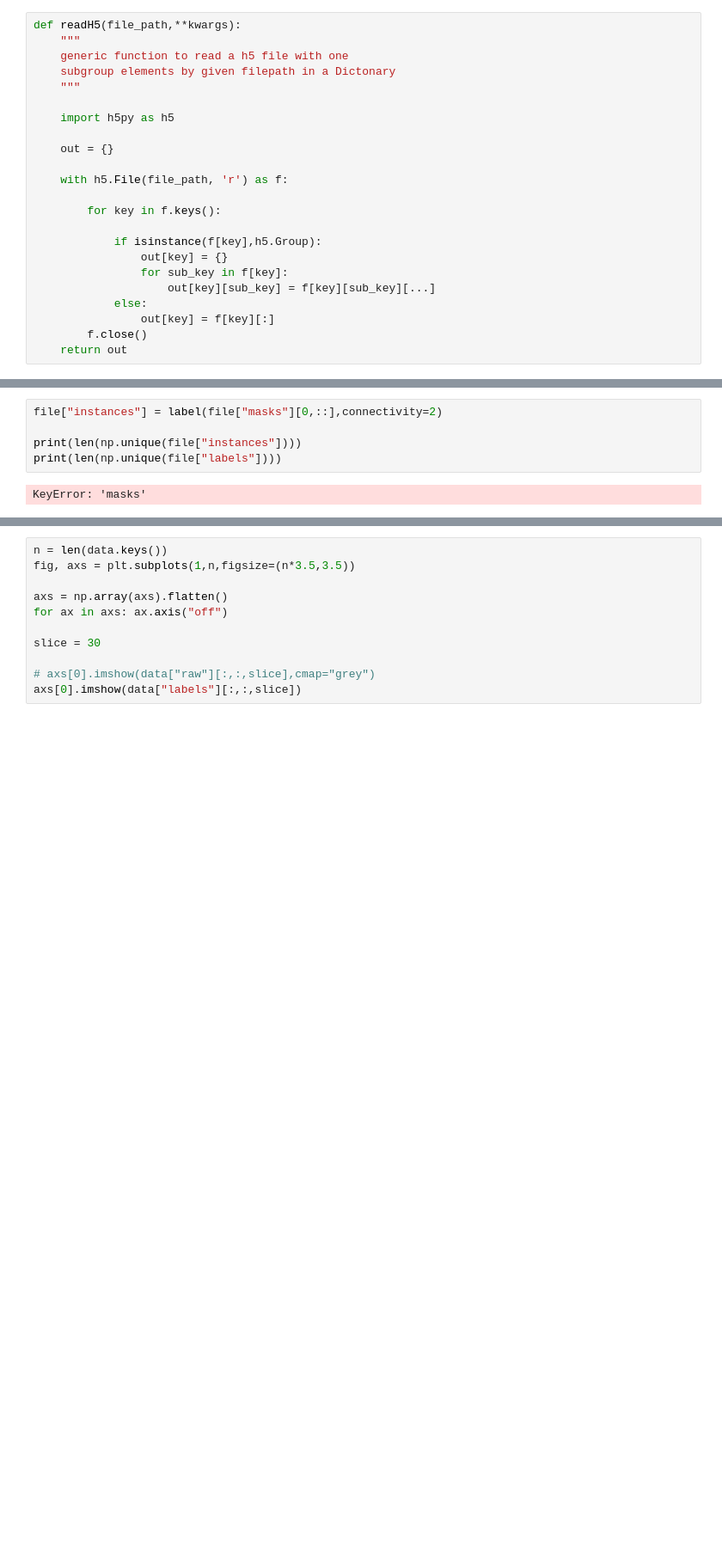
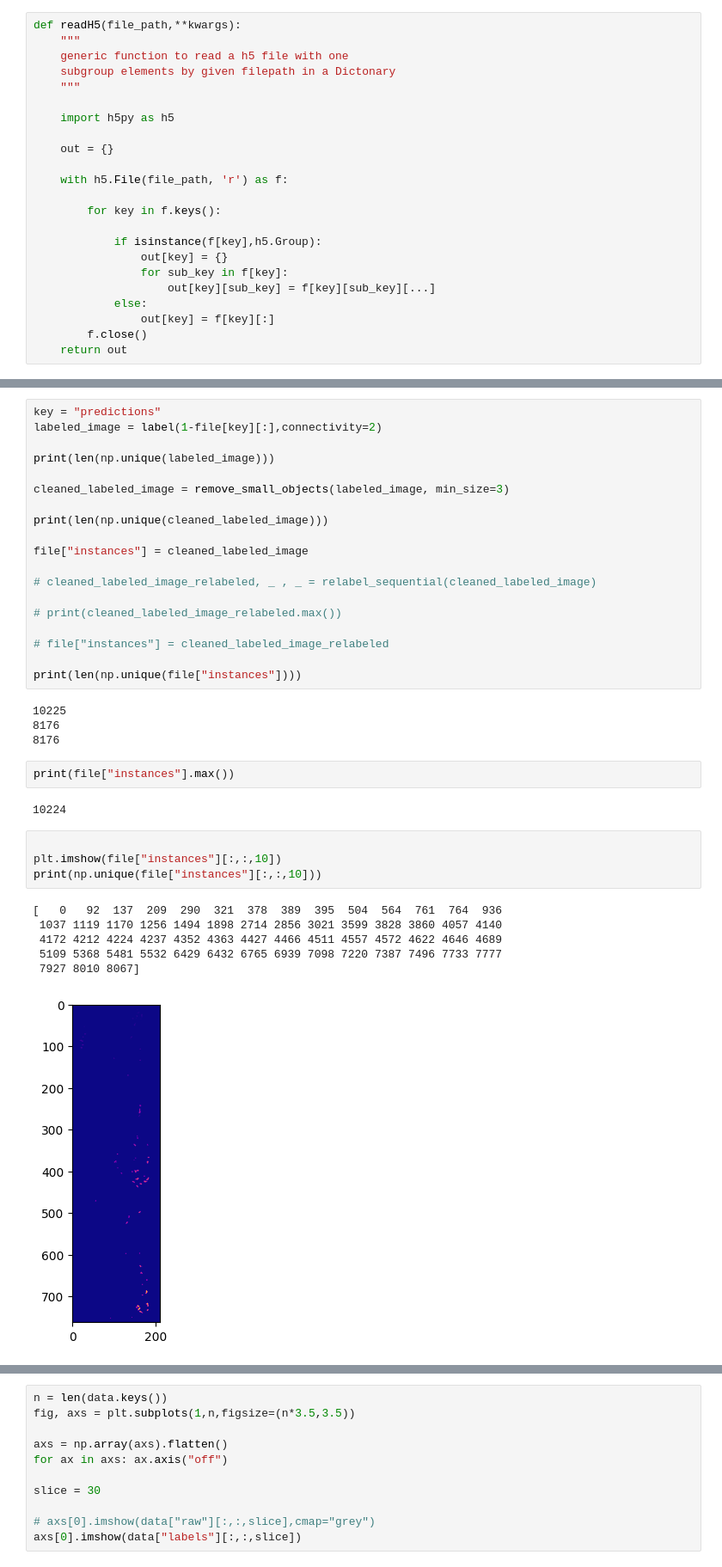
Before and after one commit to choROPeNt/3dseg, a Jupyter notebook: notebooks/01_convert_h52nrrd.ipynb, the cells around one changed output, grey strips where cells are left out. Shown at 86% size. Drawn from its saved outputs; the diff is of its cells as text; blank space fills up the shorter version.

```diff
--- a/notebooks/01_convert_h52nrrd.ipynb
+++ b/notebooks/01_convert_h52nrrd.ipynb
@@ -48,10 +76,41 @@ predictions (833, 207, 802) uint8
 # %%
-file["instances"] = label(file["masks"][0,::],connectivity=2)
+key = "predictions"
+labeled_image = label(1-file[key][:],connectivity=2)
+
+print(len(np.unique(labeled_image)))
+
+cleaned_labeled_image = remove_small_objects(labeled_image, min_size=3)
+
+print(len(np.unique(cleaned_labeled_image)))
+
+file["instances"] = cleaned_labeled_image
+
+# cleaned_labeled_image_relabeled, _ , _ = relabel_sequential(cleaned_labeled_image)
+
+# print(cleaned_labeled_image_relabeled.max())
+
+# file["instances"] = cleaned_labeled_image_relabeled
 
 print(len(np.unique(file["instances"])))
-print(len(np.unique(file["labels"])))
 # %% [output]
-KeyError: 'masks'
+10225
+8176
+8176
+# %%
+print(file["instances"].max())
+# %% [output]
+10224
+# %%
+
+plt.imshow(file["instances"][:,:,10])
+print(np.unique(file["instances"][:,:,10]))
+# %% [output]
+[   0   92  137  209  290  321  378  389  395  504  564  761  764  936
+ 1037 1119 1170 1256 1494 1898 2714 2856 3021 3599 3828 3860 4057 4140
+ 4172 4212 4224 4237 4352 4363 4427 4466 4511 4557 4572 4622 4646 4689
+ 5109 5368 5481 5532 6429 6432 6765 6939 7098 7220 7387 7496 7733 7777
+ 7927 8010 8067]
+[figure, added]
 # %%
 for key, item in file.items():
     if isinstance(item, dict):
```
Also changed, not shown: parts of 11 cells of this notebook, 1 other file.
